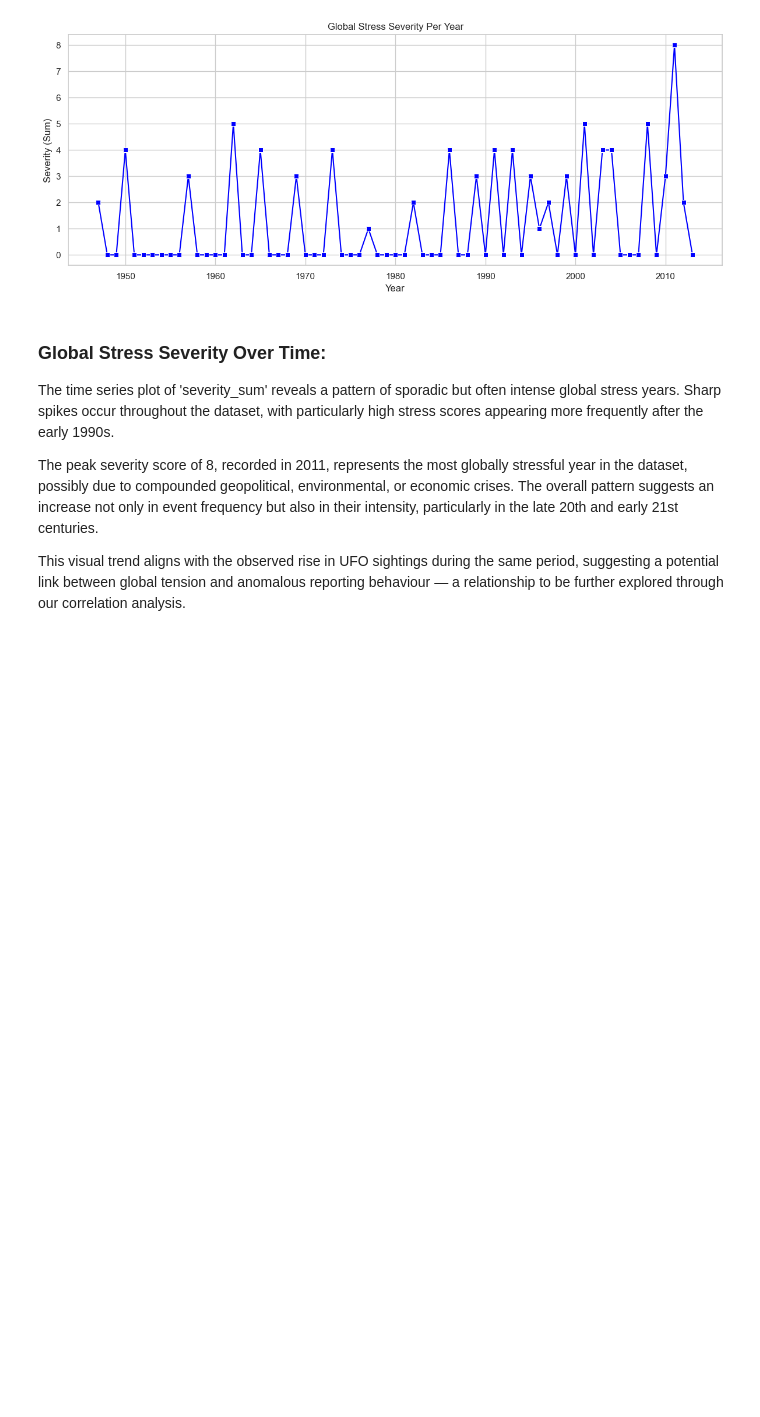
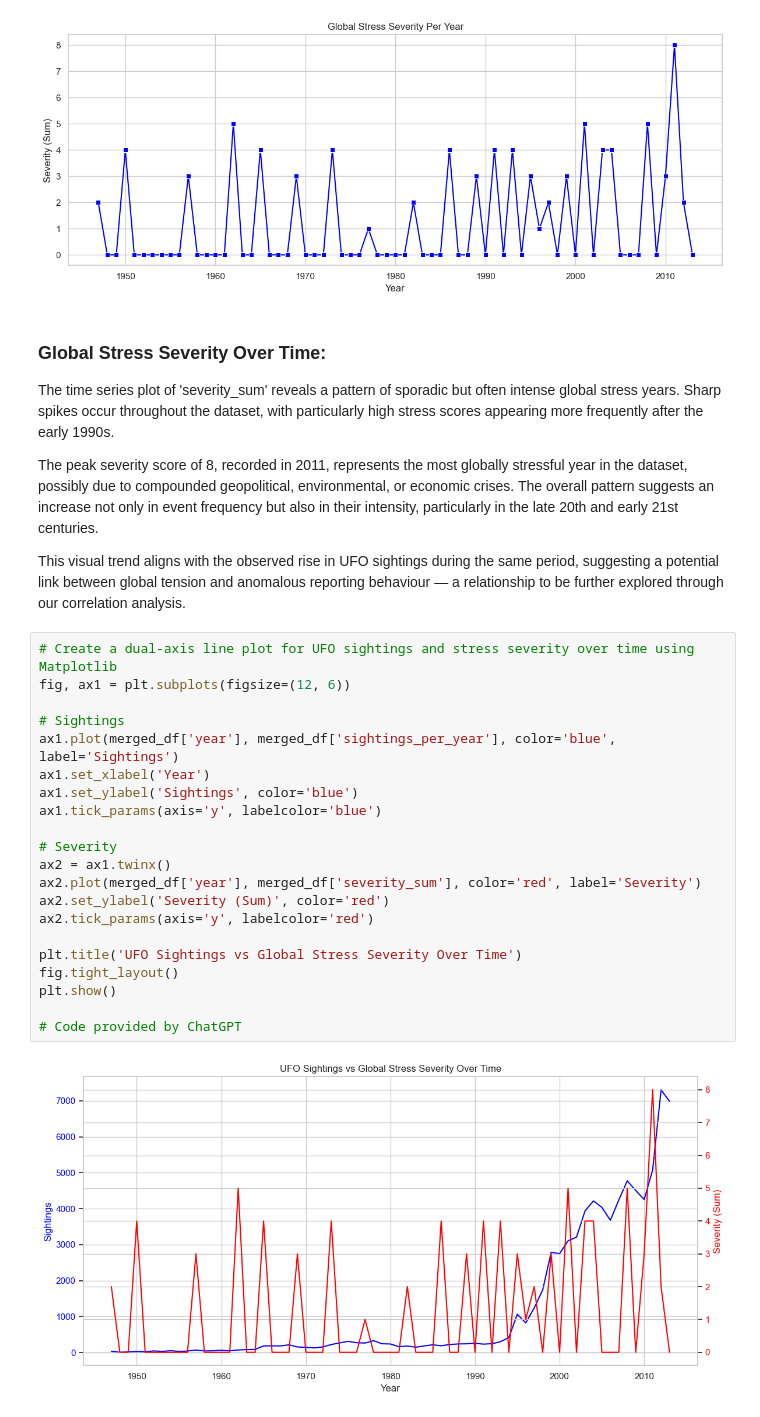
Before and after one commit to Richard-wv/stress_sighting_hypothesis, a Jupyter notebook: jupyter_notebooks/2_data_analysis.ipynb, the cells around one changed output. Drawn from its saved outputs; the diff is of its cells as text; blank space fills up the shorter version.

Commit message:
Add Sightings vs Global Stress over Time Viz

```diff
--- a/jupyter_notebooks/2_data_analysis.ipynb
+++ b/jupyter_notebooks/2_data_analysis.ipynb
@@ -345,3 +345,26 @@ The time series plot of 'severity_sum' reveals a pattern of sporadic but often i
 The peak severity score of 8, recorded in 2011, represents the most globally stressful year in the dataset, possibly due to compounded geopolitical, environmental, or economic crises. The overall pattern suggests an increase not only in event frequency but also in their intensity, particularly in the late 20th and early 21st centuries.
 
 This visual trend aligns with the observed rise in UFO sightings during the same period, suggesting a potential link between global tension and anomalous reporting behaviour — a relationship to be further explored through our correlation analysis.
+# %%
+# Create a dual-axis line plot for UFO sightings and stress severity over time using Matplotlib
+fig, ax1 = plt.subplots(figsize=(12, 6))
+
+# Sightings
+ax1.plot(merged_df['year'], merged_df['sightings_per_year'], color='blue', label='Sightings')
+ax1.set_xlabel('Year')
+ax1.set_ylabel('Sightings', color='blue')
+ax1.tick_params(axis='y', labelcolor='blue')
+
+# Severity
+ax2 = ax1.twinx()
+ax2.plot(merged_df['year'], merged_df['severity_sum'], color='red', label='Severity')
+ax2.set_ylabel('Severity (Sum)', color='red')
+ax2.tick_params(axis='y', labelcolor='red')
+
+plt.title('UFO Sightings vs Global Stress Severity Over Time')
+fig.tight_layout()
+plt.show()
+
+# Code provided by ChatGPT
+# %% [output]
+[figure, added]
```
